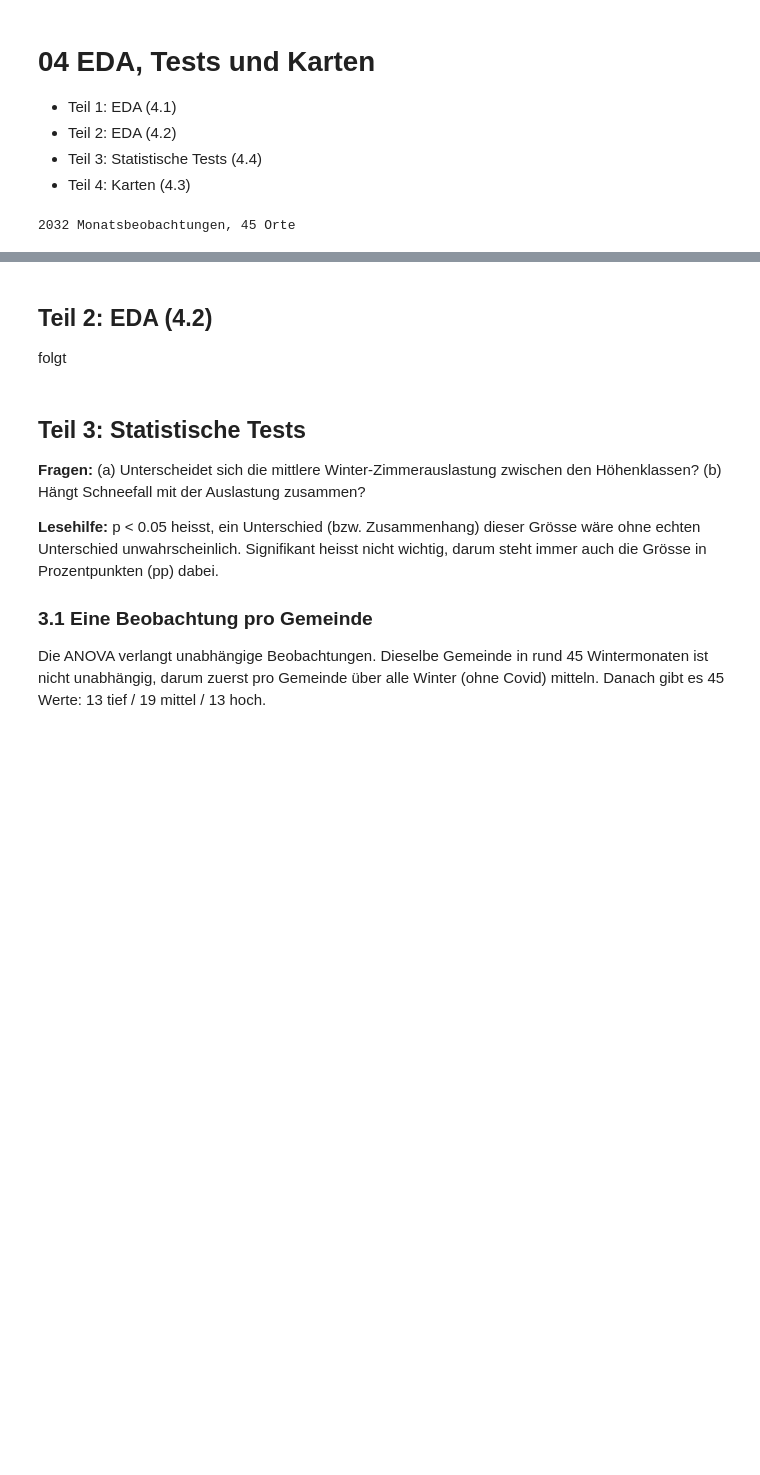
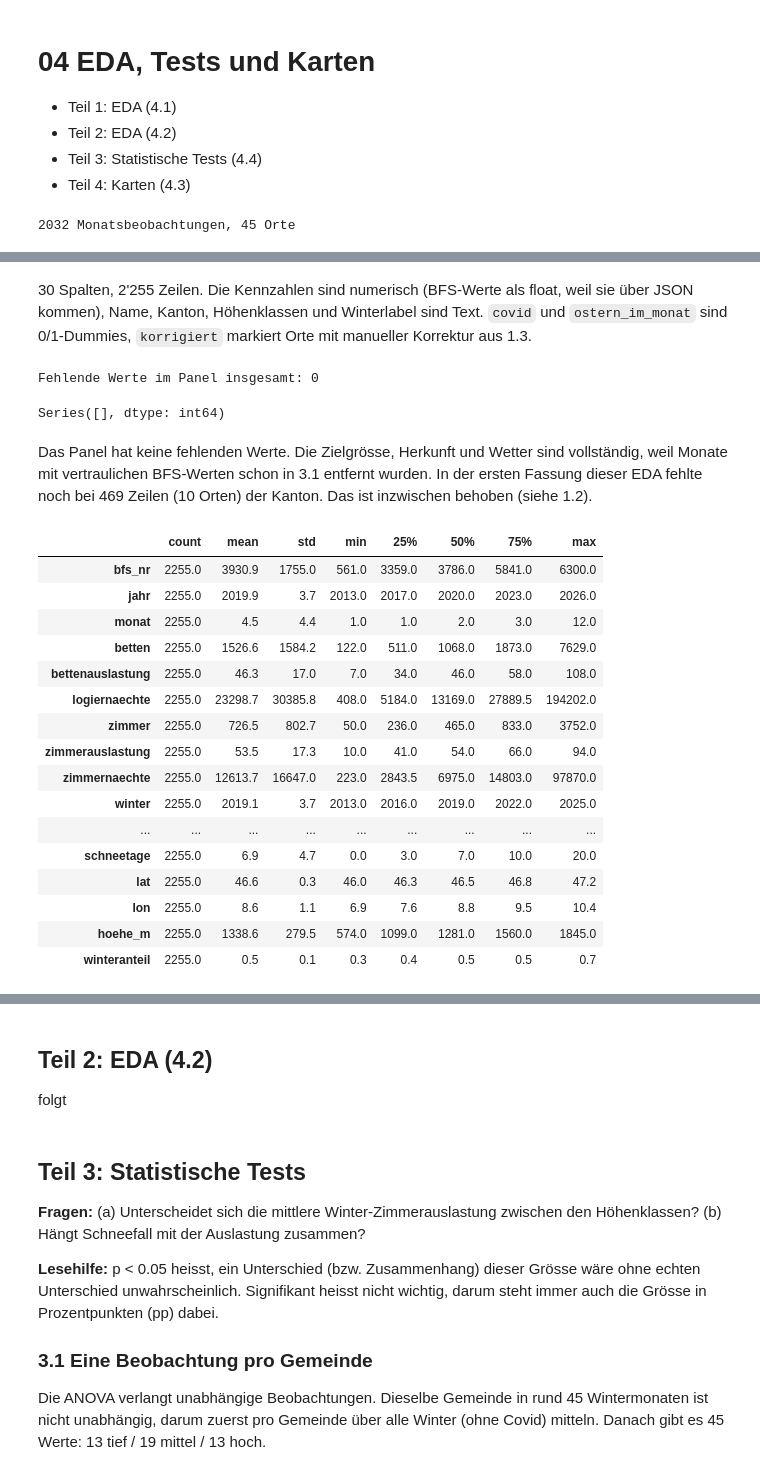
Before and after one commit to aakset/wintertourismus-schnee, a Jupyter notebook: notebooks/04_eda_tests_karte.ipynb, the cells around one changed output, grey strips where cells are left out. Drawn from its saved outputs; the diff is of its cells as text; code cells hidden in the pictures; blank space fills up the shorter version.

```diff
--- a/notebooks/04_eda_tests_karte.ipynb
+++ b/notebooks/04_eda_tests_karte.ipynb
@@ -29,0 +52,31 @@ folgt
+# %% [markdown]
+30 Spalten, 2'255 Zeilen. Die Kennzahlen sind numerisch (BFS-Werte als float, weil sie über JSON kommen), Name, Kanton, Höhenklassen und Winterlabel sind Text. `covid` und `ostern_im_monat` sind 0/1-Dummies, `korrigiert` markiert Orte mit manueller Korrektur aus 1.3.
+# %%
+fehlend = panel.isna().sum()
+print("Fehlende Werte im Panel insgesamt:", fehlend.sum())
+fehlend[fehlend > 0]
+# %% [output]
+Fehlende Werte im Panel insgesamt: 0
+Series([], dtype: int64)
+# %% [markdown]
+Das Panel hat keine fehlenden Werte. Die Zielgrösse, Herkunft und Wetter sind vollständig, weil Monate mit vertraulichen BFS-Werten schon in 3.1 entfernt wurden. In der ersten Fassung dieser EDA fehlte noch bei 469 Zeilen (10 Orten) der Kanton. Das ist inzwischen behoben (siehe 1.2).
+# %%
+panel.describe().T.round(1)
+# %% [output]
+|  | count | mean | std | min | 25% | 50% | 75% | max |
+| bfs_nr | 2255.0 | 3930.9 | 1755.0 | 561.0 | 3359.0 | 3786.0 | 5841.0 | 6300.0 |
+| jahr | 2255.0 | 2019.9 | 3.7 | 2013.0 | 2017.0 | 2020.0 | 2023.0 | 2026.0 |
+| monat | 2255.0 | 4.5 | 4.4 | 1.0 | 1.0 | 2.0 | 3.0 | 12.0 |
+| betten | 2255.0 | 1526.6 | 1584.2 | 122.0 | 511.0 | 1068.0 | 1873.0 | 7629.0 |
+| bettenauslastung | 2255.0 | 46.3 | 17.0 | 7.0 | 34.0 | 46.0 | 58.0 | 108.0 |
+| logiernaechte | 2255.0 | 23298.7 | 30385.8 | 408.0 | 5184.0 | 13169.0 | 27889.5 | 194202.0 |
+| zimmer | 2255.0 | 726.5 | 802.7 | 50.0 | 236.0 | 465.0 | 833.0 | 3752.0 |
+| zimmerauslastung | 2255.0 | 53.5 | 17.3 | 10.0 | 41.0 | 54.0 | 66.0 | 94.0 |
+| zimmernaechte | 2255.0 | 12613.7 | 16647.0 | 223.0 | 2843.5 | 6975.0 | 14803.0 | 97870.0 |
+| winter | 2255.0 | 2019.1 | 3.7 | 2013.0 | 2016.0 | 2019.0 | 2022.0 | 2025.0 |
+| ... | ... | ... | ... | ... | ... | ... | ... | ... |
+| schneetage | 2255.0 | 6.9 | 4.7 | 0.0 | 3.0 | 7.0 | 10.0 | 20.0 |
+| lat | 2255.0 | 46.6 | 0.3 | 46.0 | 46.3 | 46.5 | 46.8 | 47.2 |
+| lon | 2255.0 | 8.6 | 1.1 | 6.9 | 7.6 | 8.8 | 9.5 | 10.4 |
+| hoehe_m | 2255.0 | 1338.6 | 279.5 | 574.0 | 1099.0 | 1281.0 | 1560.0 | 1845.0 |
+| winteranteil | 2255.0 | 0.5 | 0.1 | 0.3 | 0.4 | 0.5 | 0.5 | 0.7 |
```
Also changed, not shown: parts of 37 cells of this notebook, 6 other files.
